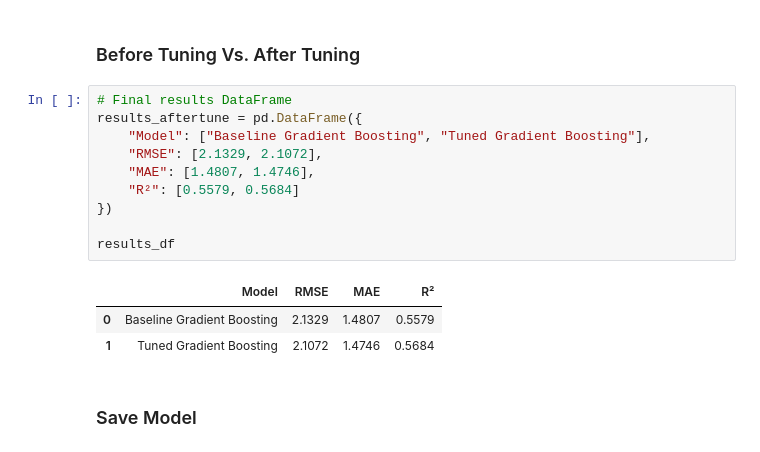
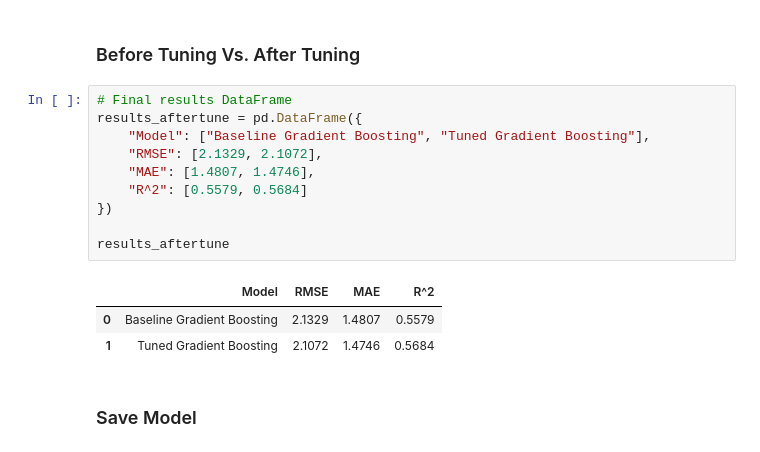
Before and after one commit to thiri-wah/mldp_project, a Jupyter notebook: MLDP Program Codes Submission Template (1).ipynb, the cells around one changed output. Cells and saved outputs as stored; diff of their text form.

```diff
--- a/MLDP Program Codes Submission Template (1).ipynb
+++ b/MLDP Program Codes Submission Template (1).ipynb
@@ -1455,15 +1467,15 @@ Overall, Pair 1 is the best choice because it improves accuracy, reduces error a
 # %%
 # Final results DataFrame
 results_aftertune = pd.DataFrame({
     "Model": ["Baseline Gradient Boosting", "Tuned Gradient Boosting"],
     "RMSE": [2.1329, 2.1072],
     "MAE": [1.4807, 1.4746],
-    "R²": [0.5579, 0.5684]
+    "R^2": [0.5579, 0.5684]
 })
 
-results_df
+results_aftertune
 # %% [output]
-|  | Model | RMSE | MAE | R² |
+|  | Model | RMSE | MAE | R^2 |
 | 0 | Baseline Gradient Boosting | 2.1329 | 1.4807 | 0.5579 |
 | 1 | Tuned Gradient Boosting | 2.1072 | 1.4746 | 0.5684 |
 # %% [markdown]
```
Also changed, not shown: parts of 10 cells of this notebook.
